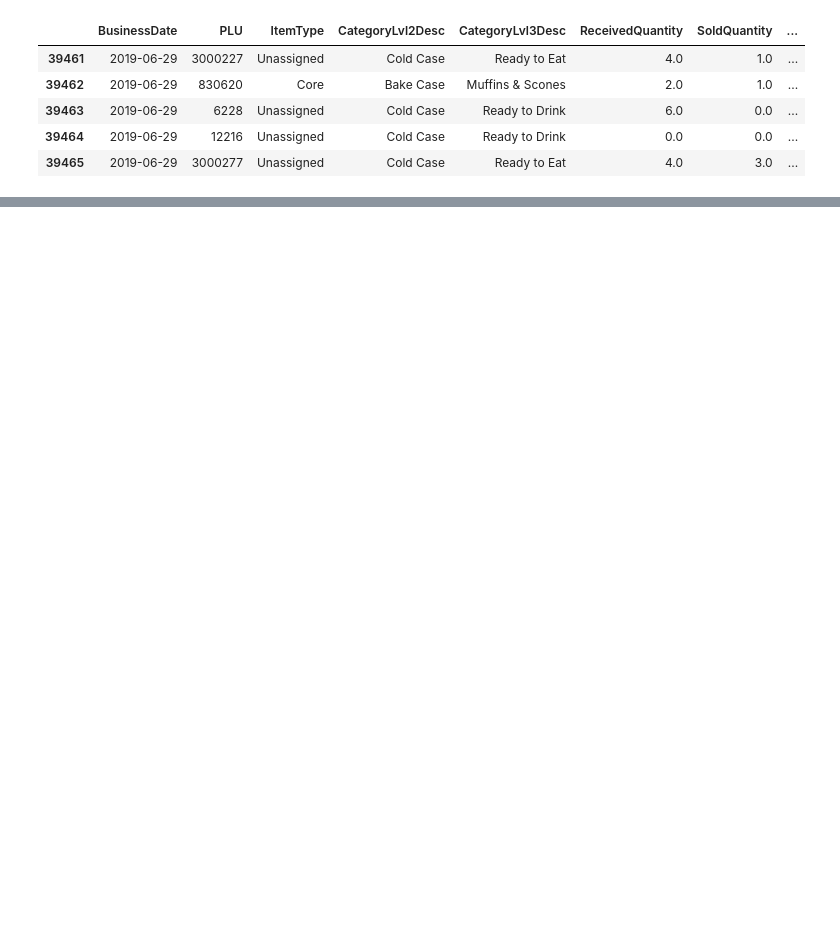
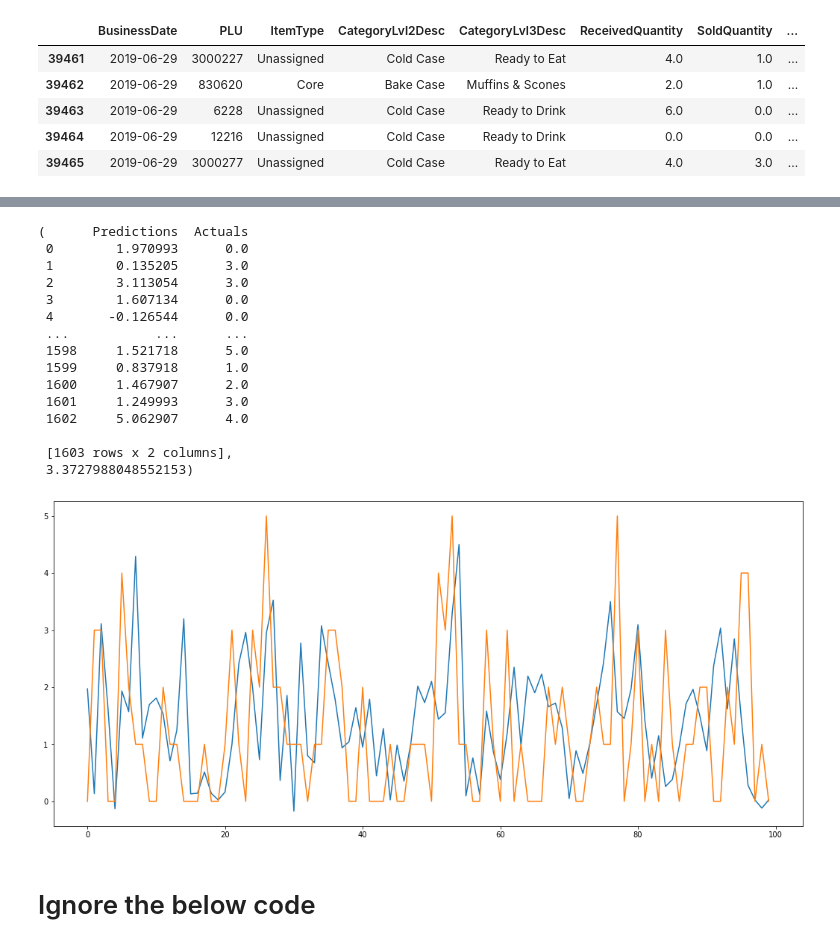
Before and after one commit to adityabommaraju/MachineLearning, a Jupyter notebook: AI-project LSTM.ipynb, the cells around one changed output, grey strips where cells are left out. Saved outputs shown, nothing was run; the diff lists cells and outputs as text; code cells hidden in the pictures; blank space fills up the shorter version.

Commit message:
LSTM Model Changes

```diff
--- a/AI-project LSTM.ipynb
+++ b/AI-project LSTM.ipynb
@@ -287,0 +230,5 @@ plot_predictions1(model1, X_test1, y_test1)
+# %%
+X2_train, y2_train = X2[:7500], y2[:7500]
+X2_val, y2_val = X2[7500:8700], y2[7500:8700]
+X2_test, y2_test = X2[8700:], y2[8700:]
+X2_train.shape, y2_train.shape, X2_val.shape, y2_val.shape, X2_test.shape, y2_test.shape
@@ -287,0 +286,18 @@ plot_predictions1(model1, X_test1, y_test1)
+# %%
+from tensorflow.keras.models import Sequential
+from tensorflow.keras.layers import *
+from tensorflow.keras.callbacks import ModelCheckpoint
+from tensorflow.keras.losses import MeanSquaredError
+from tensorflow.keras.metrics import RootMeanSquaredError
+from tensorflow.keras.optimizers import Adam
+
+import absl.logging
+absl.logging.set_verbosity(absl.logging.ERROR)
+
+model4 = Sequential()
+model4.add(InputLayer((6, 53)))
+model4.add(LSTM(64))
+model4.add(Dense(8, 'relu'))
+model4.add(Dense(1, 'linear'))
+
+model4.summary()
@@ -287,0 +320,5 @@ plot_predictions1(model1, X_test1, y_test1)
+# %%
+cp4 = ModelCheckpoint('model4/', save_best_only=True)
+model4.compile(loss=MeanSquaredError(), optimizer=Adam(learning_rate=0.001), metrics=[RootMeanSquaredError()])
+# %%
+model4.fit(X2_train, y2_train, validation_data=(X2_val, y2_val), epochs=500, callbacks=[cp4])
@@ -287,0 +353,22 @@ plot_predictions1(model1, X_test1, y_test1)
+# %%
+fig, ax = plt.subplots(figsize=(18,8))
+plot_predictions1(model4, X2_test, y2_test)
+# %% [output]
+(      Predictions  Actuals
+ 0        1.970993      0.0
+ 1        0.135205      3.0
+ 2        3.113054      3.0
+ 3        1.607134      0.0
+ 4       -0.126544      0.0
+ ...           ...      ...
+ 1598     1.521718      5.0
+ 1599     0.837918      1.0
+ 1600     1.467907      2.0
+ 1601     1.249993      3.0
+ 1602     5.062907      4.0
+
+ [1603 rows x 2 columns],
+ 3.3727988048552153)
+[figure, added]
+# %% [markdown]
+# Ignore the below code
```
Also changed, not shown: parts of 63 cells of this notebook.
